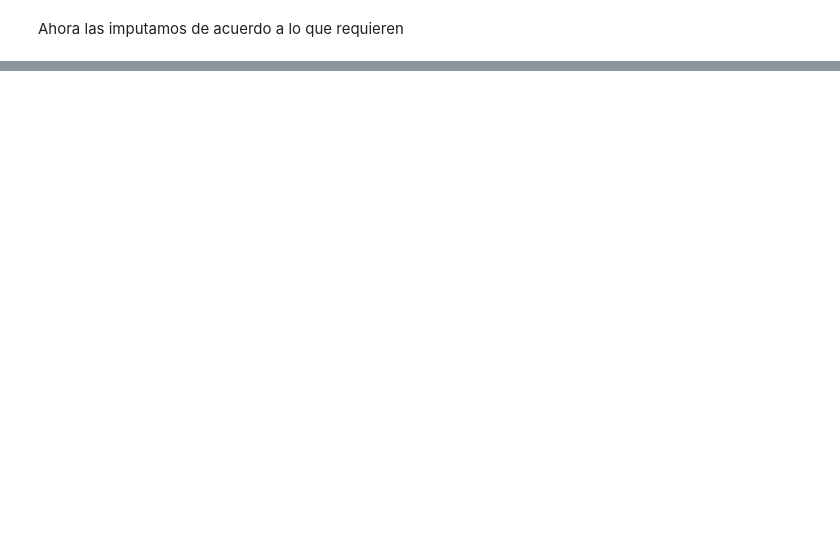
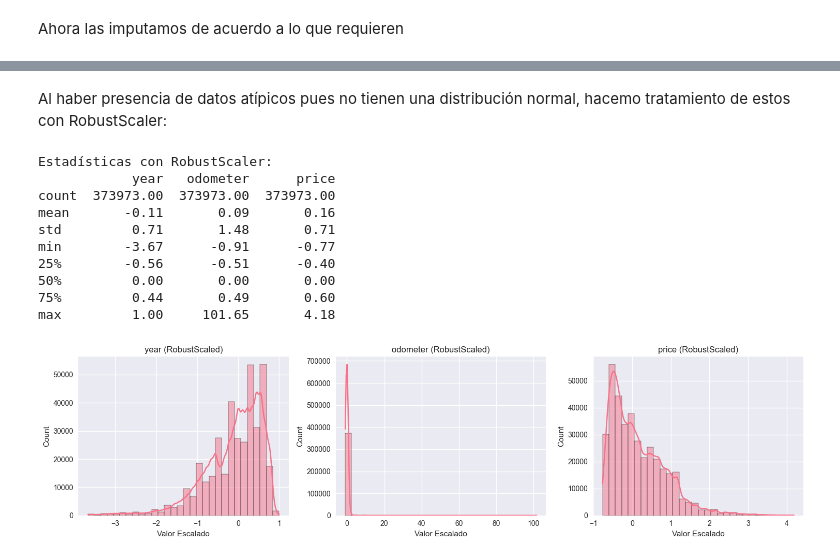
Before and after one commit to MariaClara091/jbook_mlproyect2, a Jupyter notebook: _sources/Prueba2now.ipynb, the cells around one changed output, grey strips where cells are left out. Saved outputs shown, nothing was run; the diff lists cells and outputs as text; code cells hidden in the pictures; blank space fills up the shorter version.

```diff
--- a/_sources/Prueba2now.ipynb
+++ b/_sources/Prueba2now.ipynb
@@ -357,0 +446,23 @@ Porcentaje de alta demanda: 50.0%
+# %%
+from scipy.stats import kstest
+numeric_cols = dataset_clean.select_dtypes(include=['int64', 'float64']).columns
+results = []
+
+for col in numeric_cols:
+    data = dataset_clean[col].dropna()
+    if len(data) > 0:
+        mean, std = data.mean(), data.std()
+        ks_stat, p_value = kstest(data, 'norm', args=(mean, std))
+
+        results.append({
+            'Variable': col,
+            'N muestras': len(data),
+            'KS Statistic': ks_stat,
+            'p-value': p_value,
+            'Normal (α=0.05)': p_value > 0.05
+        })
+results_df = pd.DataFrame(results)
+print("\n=== Resultados KS (Datos Originales, sin Imputación) ===")
+print(results_df.to_string(index=False))
+non_normal_vars = results_df[results_df['Normal (α=0.05)'] == False]['Variable'].tolist()
+print("\nVariables NO normales (p < 0.05):", non_normal_vars)
@@ -357,0 +477,33 @@ Porcentaje de alta demanda: 50.0%
+# %% [markdown]
+Al haber presencia de datos atípicos pues no tienen una distribución normal, hacemo tratamiento de estos con RobustScaler:
+# %%
+from sklearn.preprocessing import RobustScaler
+numeric_features = ['year', 'odometer', 'price']
+
+robust_scaler = RobustScaler()
+dataset_robust = dataset_clean.copy()
+dataset_robust[numeric_features] = robust_scaler.fit_transform(dataset_clean[numeric_features])
+
+print("Estadísticas con RobustScaler:")
+print(dataset_robust[numeric_features].describe().round(2))
+plt.figure(figsize=(15, 4))
+for i, col in enumerate(numeric_features, 1):
+    plt.subplot(1, 3, i)
+    sns.histplot(dataset_robust[col], bins=30, kde=True)
+    plt.title(f'{col} (RobustScaled)')
+    plt.xlabel('Valor Escalado')
+
+plt.tight_layout()
+plt.show()
+# %% [output]
+Estadísticas con RobustScaler:
+            year   odometer      price
+count  373973.00  373973.00  373973.00
+mean       -0.11       0.09       0.16
+std         0.71       1.48       0.71
+min        -3.67      -0.91      -0.77
+25%        -0.56      -0.51      -0.40
+50%         0.00       0.00       0.00
+75%         0.44       0.49       0.60
+max         1.00     101.65       4.18
+[figure, added]
```
Also changed, not shown: parts of 32 cells of this notebook, 19 other files.
